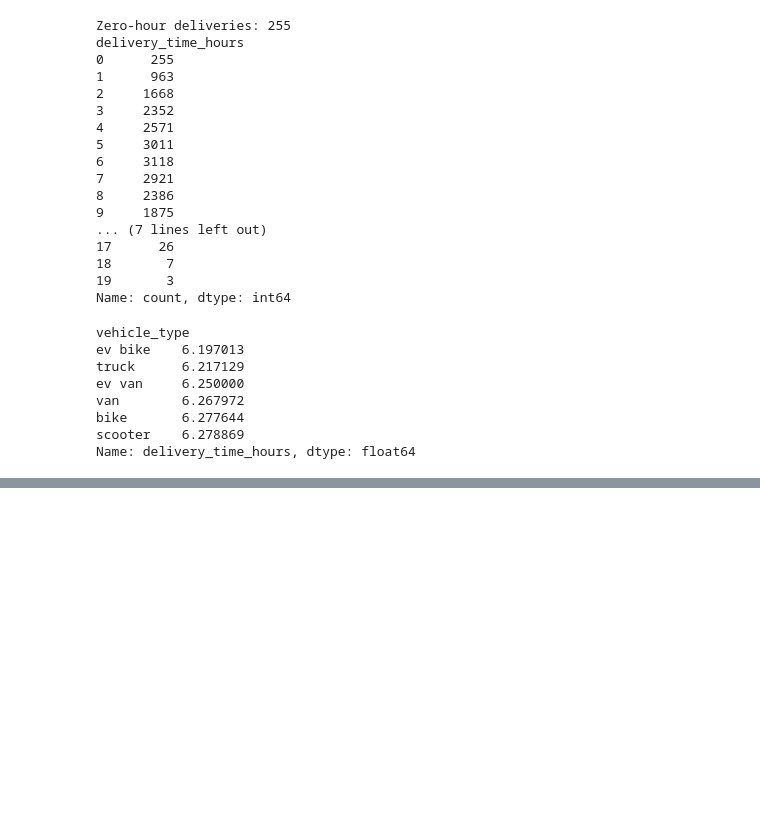
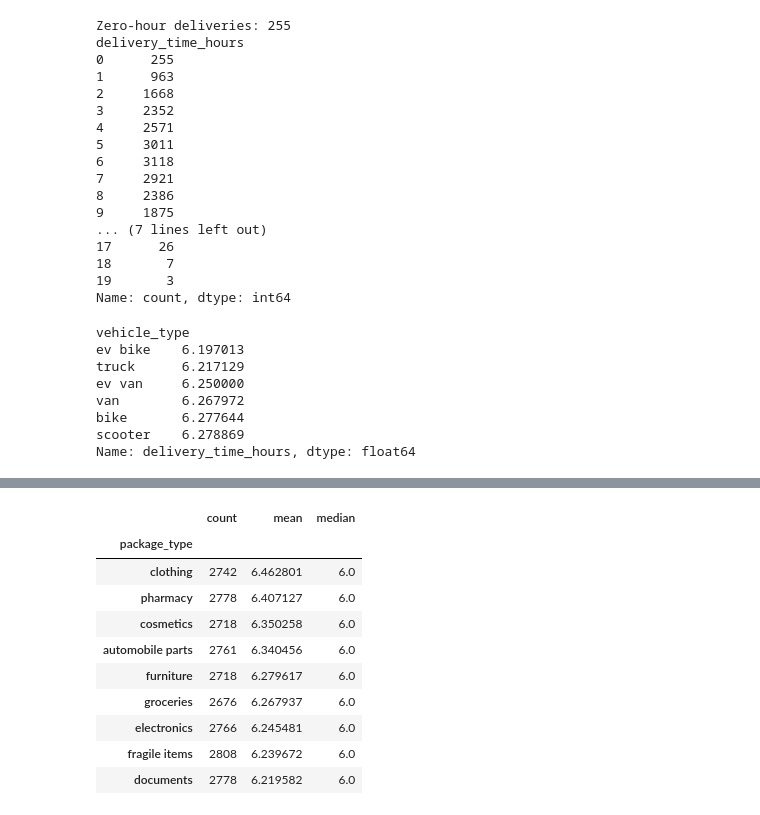
Before and after one commit to hamsa-nk/logistics-data-analysis, a Jupyter notebook: Week4.ipynb, the cells around one changed output, grey strips where cells are left out. Cells and saved outputs as stored; diff of their text form; code cells hidden in the pictures; blank space fills up the shorter version.

```diff
--- a/Week4.ipynb
+++ b/Week4.ipynb
@@ -148,0 +982,20 @@ Name: delivery_time_hours, dtype: float64
+# %%
+package_analysis = (
+    df_model.groupby("package_type")["delivery_time_hours"]
+    .agg(["count", "mean", "median"])
+    .sort_values("mean", ascending=False)
+)
+
+package_analysis
+# %% [output]
+|  | count | mean | median |
+| package_type |  |  |  |
+| clothing | 2742 | 6.462801 | 6.0 |
+| pharmacy | 2778 | 6.407127 | 6.0 |
+| cosmetics | 2718 | 6.350258 | 6.0 |
+| automobile parts | 2761 | 6.340456 | 6.0 |
+| furniture | 2718 | 6.279617 | 6.0 |
+| groceries | 2676 | 6.267937 | 6.0 |
+| electronics | 2766 | 6.245481 | 6.0 |
+| fragile items | 2808 | 6.239672 | 6.0 |
+| documents | 2778 | 6.219582 | 6.0 |
```
Also changed, not shown: parts of 52 cells of this notebook.
